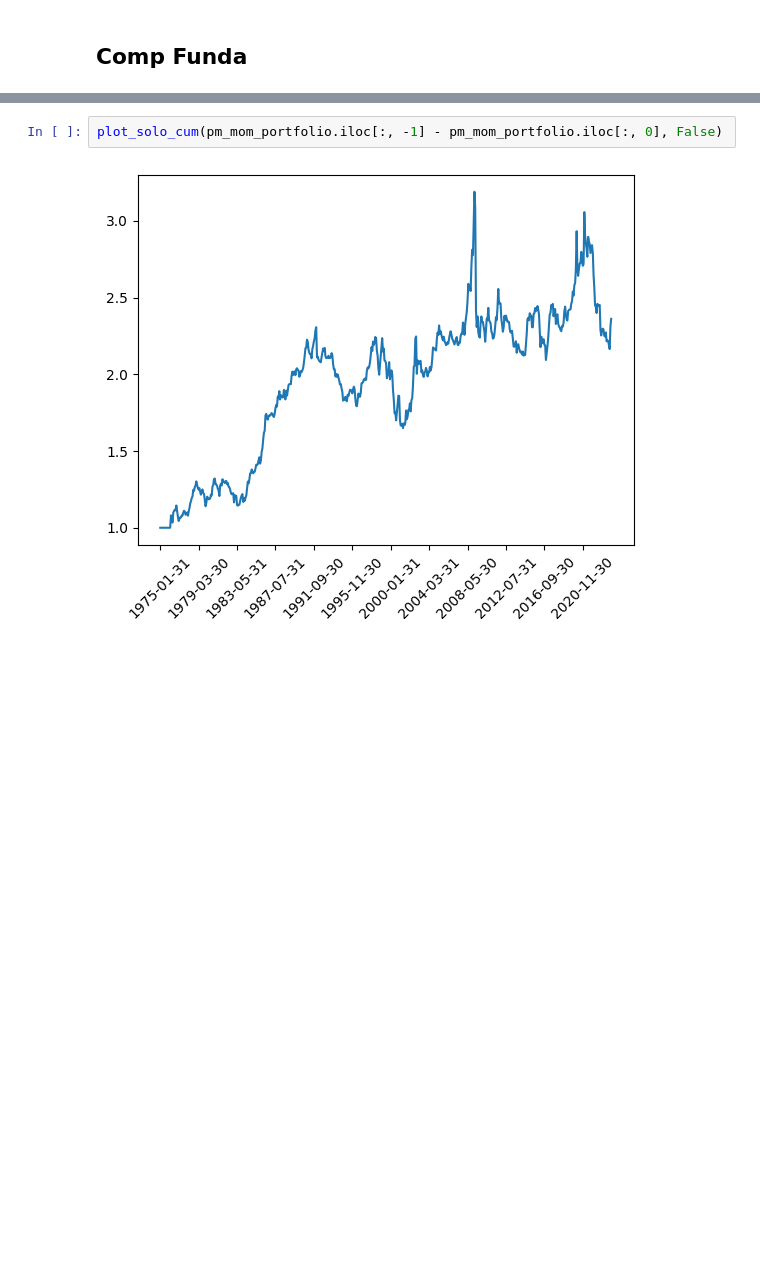
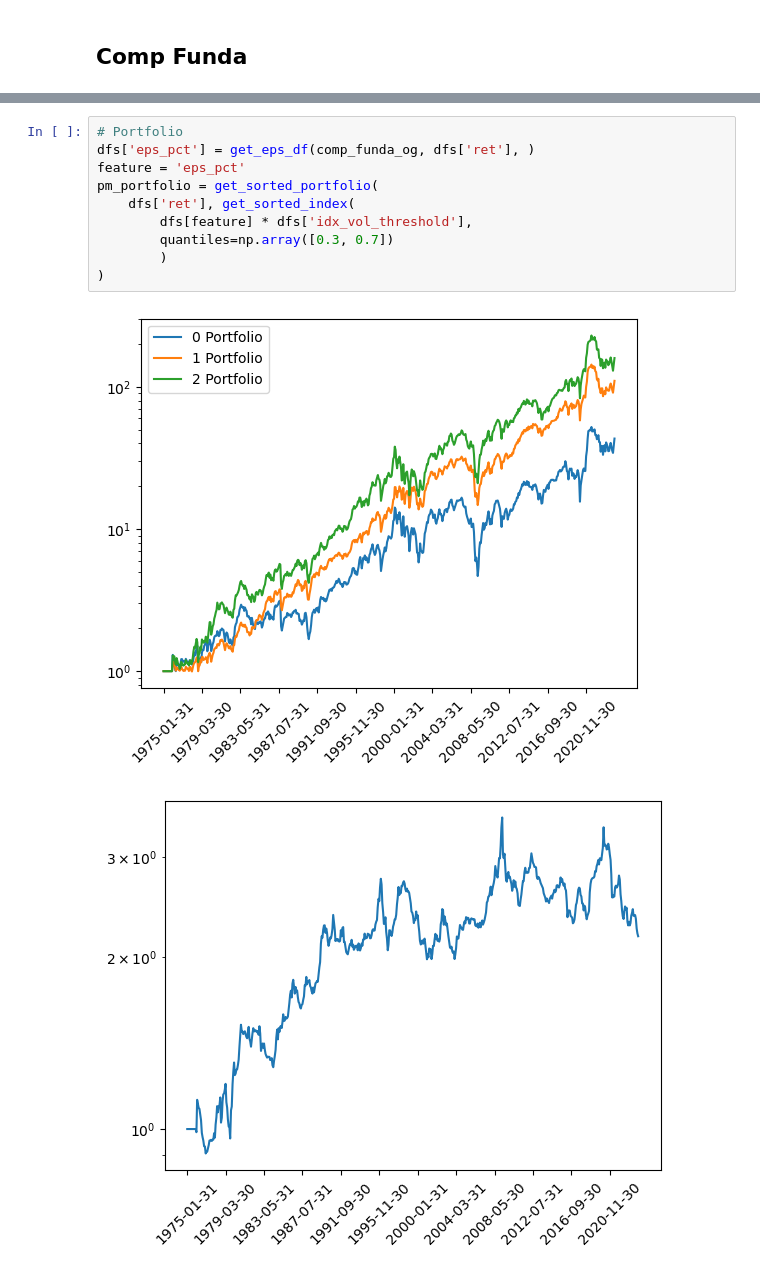
Before and after one commit to Castoria21/Capstone, a Jupyter notebook: code/demo.ipynb, the cells around one changed output, grey strips where cells are left out. Cells and saved outputs as stored; diff of their text form; blank space fills up the shorter version.

```diff
--- a/code/demo.ipynb
+++ b/code/demo.ipynb
@@ -82,4 +59,13 @@ plot_solo_cum(funda_mom_portfolio.iloc[:, -1] - funda_mom_portfolio.iloc[:, 0],
-# %%
-plot_solo_cum(pm_mom_portfolio.iloc[:, -1] - pm_mom_portfolio.iloc[:, 0], False)
-# %% [output]
-[figure, removed]
+# %%
+# Portfolio
+dfs['eps_pct'] = get_eps_df(comp_funda_og, dfs['ret'], )
+feature = 'eps_pct'
+pm_portfolio = get_sorted_portfolio(
+    dfs['ret'], get_sorted_index(
+        dfs[feature] * dfs['idx_vol_threshold'],
+        quantiles=np.array([0.3, 0.7])
+        )
+)
+# %% [output]
+[figure, added]
+[figure, added]
```
Also changed, not shown: parts of 7 cells of this notebook, 5 other files.
